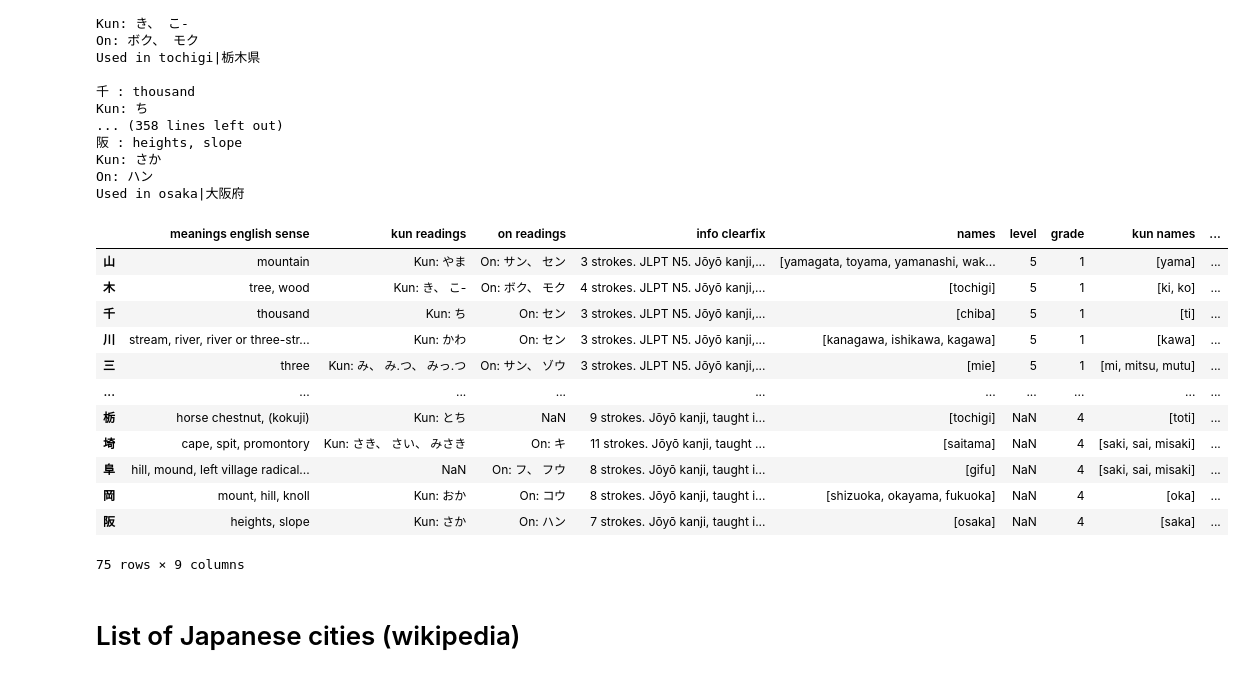
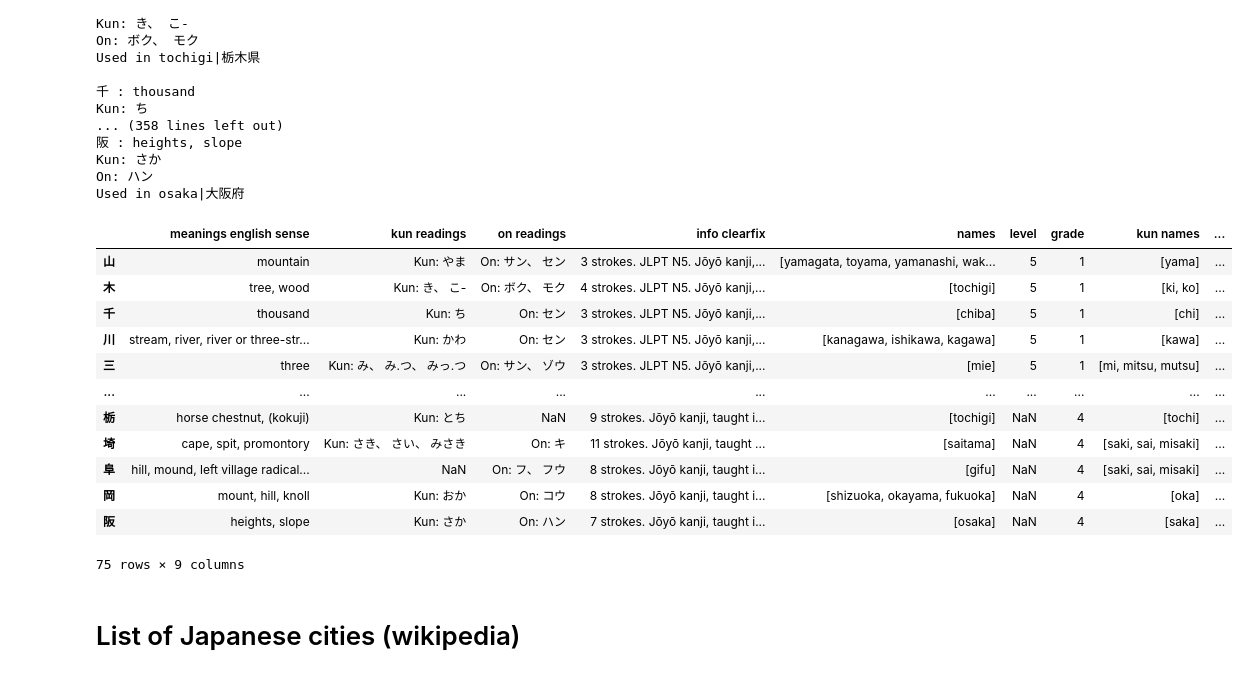
Before and after one commit to branmkam/geokanji, a Jupyter notebook: data/japaneseprefs.ipynb, the cells around one changed output. Drawn from its saved outputs; the diff is of its cells as text; code cells hidden in the pictures.

```diff
--- a/data/japaneseprefs.ipynb
+++ b/data/japaneseprefs.ipynb
@@ -173,7 +176,7 @@ Used in osaka|大阪府
 # %%
 repdict = {
     'hu': 'fu',
-   'si': 'shi',
+    'si': 'shi',
     'tu': 'tsu',
     'ti': 'chi',
     'di': 'ji',
@@ -191,45 +194,53 @@ for i, r in df.iterrows():
                 for ch in reading:
                     cname = unicodedata.name(ch, "")
                     for k in repdict.keys():
-                        rtext = rtext.replace(k, repdict[k]) #replace every
+                        if k in rtext:
+                            rtext = rtext.replace(k, repdict[k]) #replace every
                     if cname not in ['IDEOGRAPHIC COMMA', 'FULL STOP', 'HYPHEN-MINUS']:
                         if 'SMALL' in cname: #small letters
                             rtext = rtext[:-1] + cname[-1].lower()
                         else:
                             rtext += cname.split(' ')[-1].lower()
+                    for k in repdict.keys():
+                        if k in rtext:
+                            rtext = rtext.replace(k, repdict[k]) #replace every
                 rarr.append(rtext)
     rs.append(rarr)
 df['kun names'] = rs
 
 rs = []
 for i, r in df.iterrows():
     if type(r['on readings']) == str:
             readings = r['on readings'].split(' ')[1:]
             rarr = []
             for reading in readings:
                 rtext = ''
                 for ch in reading:
                     cname = unicodedata.name(ch, "")
                     for k in repdict.keys():
                         rtext = rtext.replace(k, repdict[k]) #replace every
+
                     if cname not in ['IDEOGRAPHIC COMMA', 'FULL STOP', 'HYPHEN-MINUS']:
                         if 'SMALL' in cname: #small letters
                             rtext = rtext[:-1] + cname[-1].lower()
                         else:
                             rtext += cname.split(' ')[-1].lower()
+                    for k in repdict.keys():
+                        if k in rtext:
+                            rtext = rtext.replace(k, repdict[k]) #replace every
                 rarr.append(rtext)
     rs.append(rarr)
 df['on names'] = rs
 df
 # %% [output]
 |  | meanings english sense | kun readings | on readings | info clearfix | names | level | grade | kun names | ... |
 | 山 | mountain | Kun: やま | On: サン、 セン | 3 strokes. JLPT N5. Jōyō kanji,... | [yamagata, toyama, yamanashi, wak... | 5 | 1 | [yama] | ... |
 | 木 | tree, wood | Kun: き、 こ- | On: ボク、 モク | 4 strokes. JLPT N5. Jōyō kanji,... | [tochigi] | 5 | 1 | [ki, ko] | ... |
-| 千 | thousand | Kun: ち | On: セン | 3 strokes. JLPT N5. Jōyō kanji,... | [chiba] | 5 | 1 | [ti] | ... |
+| 千 | thousand | Kun: ち | On: セン | 3 strokes. JLPT N5. Jōyō kanji,... | [chiba] | 5 | 1 | [chi] | ... |
 | 川 | stream, river, river or three-str... | Kun: かわ | On: セン | 3 strokes. JLPT N5. Jōyō kanji,... | [kanagawa, ishikawa, kagawa] | 5 | 1 | [kawa] | ... |
-| 三 | three | Kun: み、 み.つ、 みっ.つ | On: サン、 ゾウ | 3 strokes. JLPT N5. Jōyō kanji,... | [mie] | 5 | 1 | [mi, mitsu, mutu] | ... |
+| 三 | three | Kun: み、 み.つ、 みっ.つ | On: サン、 ゾウ | 3 strokes. JLPT N5. Jōyō kanji,... | [mie] | 5 | 1 | [mi, mitsu, mutsu] | ... |
 | ... | ... | ... | ... | ... | ... | ... | ... | ... | ... |
-| 栃 | horse chestnut, (kokuji) | Kun: とち | NaN | 9 strokes. Jōyō kanji, taught i... | [tochigi] | NaN | 4 | [toti] | ... |
+| 栃 | horse chestnut, (kokuji) | Kun: とち | NaN | 9 strokes. Jōyō kanji, taught i... | [tochigi] | NaN | 4 | [tochi] | ... |
 | 埼 | cape, spit, promontory | Kun: さき、 さい、 みさき | On: キ | 11 strokes. Jōyō kanji, taught ... | [saitama] | NaN | 4 | [saki, sai, misaki] | ... |
 | 阜 | hill, mound, left village radical... | NaN | On: フ、 フウ | 8 strokes. Jōyō kanji, taught i... | [gifu] | NaN | 4 | [saki, sai, misaki] | ... |
 | 岡 | mount, hill, knoll | Kun: おか | On: コウ | 8 strokes. Jōyō kanji, taught i... | [shizuoka, okayama, fukuoka] | NaN | 4 | [oka] | ... |
```
Also changed, not shown: parts of 9 cells of this notebook, 13 other files.
